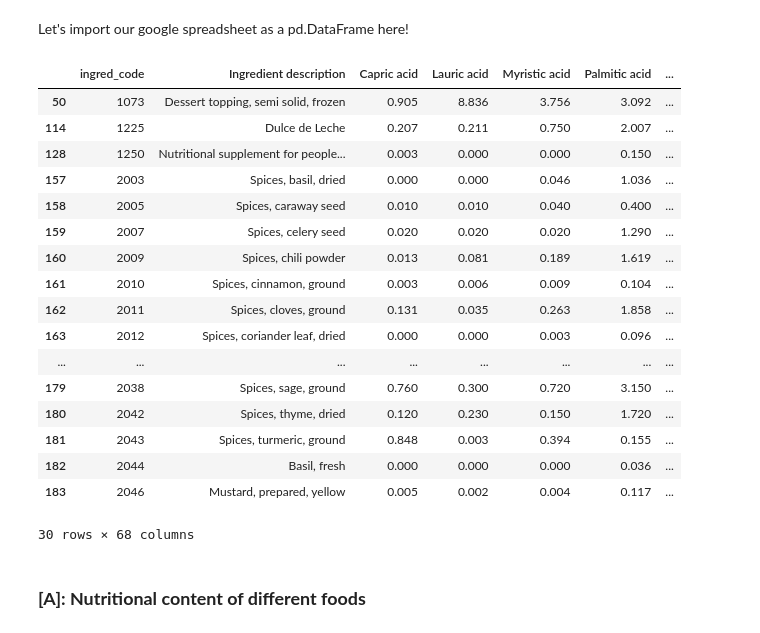
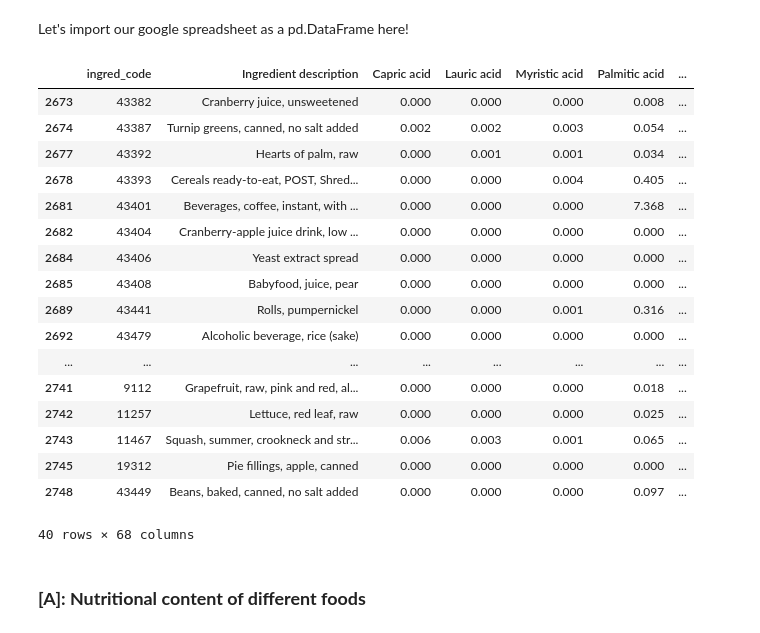
Before and after one commit to reilyfairchild/EEP-153-Proj-02, a Jupyter notebook: Project_2_Code.ipynb, the cells around one changed output. Saved outputs shown, nothing was run; the diff lists cells and outputs as text; code cells hidden in the pictures.

Commit message:
more plant filtering

```diff
--- a/Project_2_Code.ipynb
+++ b/Project_2_Code.ipynb
@@ -101,39 +101,39 @@ Let's import our google spreadsheet as a pd.DataFrame here!
 # %%
 
 import re
 
 # Load the CSV file into a DataFrame
 df = pd.read_csv('min_cost_data_nutrients.csv')
 
 # Define a regex pattern for common animal products
-animal_product_pattern = r'\b(butter|cheese|milk|kefir|whey|eggnog|beef|chicken|pork|egg|fish|lamb|yogurt|honey|gelatin|cream|lard|sausage|anchovy|shellfish|shrimp|mayo|ham|meat)\b'
+animal_product_pattern = r'\b(butter|cheese|milk|kefir|whey|eggnog|beef|chicken|pork|egg|fish|lamb|turkey|turtle|breast|mollusks|frog|thigh|yogurt|honey|gelatin|cream|lard|sausage|anchovy|shellfish|shrimp|mayo|ham|meat)\b'
 
 # Create a new column 'animal product' that marks items based on the pattern
 df['animal product'] = df['Ingredient description'].apply(
     lambda x: 'animal product' if re.search(animal_product_pattern, str(x), re.IGNORECASE) else 'plant-based'
 )
 
 # Display the updated DataFrame
-df[df['animal product'] == 'plant-based'].head(30)
+df[df['animal product'] == 'plant-based'].tail(40)
 # %% [output]
 |  | ingred_code | Ingredient description | Capric acid | Lauric acid | Myristic acid | Palmitic acid | ... |
-| 50 | 1073 | Dessert topping, semi solid, frozen | 0.905 | 8.836 | 3.756 | 3.092 | ... |
-| 114 | 1225 | Dulce de Leche | 0.207 | 0.211 | 0.750 | 2.007 | ... |
-| 128 | 1250 | Nutritional supplement for people... | 0.003 | 0.000 | 0.000 | 0.150 | ... |
-| 157 | 2003 | Spices, basil, dried | 0.000 | 0.000 | 0.046 | 1.036 | ... |
-| 158 | 2005 | Spices, caraway seed | 0.010 | 0.010 | 0.040 | 0.400 | ... |
-| 159 | 2007 | Spices, celery seed | 0.020 | 0.020 | 0.020 | 1.290 | ... |
-| 160 | 2009 | Spices, chili powder | 0.013 | 0.081 | 0.189 | 1.619 | ... |
-| 161 | 2010 | Spices, cinnamon, ground | 0.003 | 0.006 | 0.009 | 0.104 | ... |
-| 162 | 2011 | Spices, cloves, ground | 0.131 | 0.035 | 0.263 | 1.858 | ... |
-| 163 | 2012 | Spices, coriander leaf, dried | 0.000 | 0.000 | 0.003 | 0.096 | ... |
+| 2673 | 43382 | Cranberry juice, unsweetened | 0.000 | 0.000 | 0.000 | 0.008 | ... |
+| 2674 | 43387 | Turnip greens, canned, no salt added | 0.002 | 0.002 | 0.003 | 0.054 | ... |
+| 2677 | 43392 | Hearts of palm, raw | 0.000 | 0.001 | 0.001 | 0.034 | ... |
+| 2678 | 43393 | Cereals ready-to-eat, POST, Shred... | 0.000 | 0.000 | 0.004 | 0.405 | ... |
+| 2681 | 43401 | Beverages, coffee, instant, with ... | 0.000 | 0.000 | 0.000 | 7.368 | ... |
+| 2682 | 43404 | Cranberry-apple juice drink, low ... | 0.000 | 0.000 | 0.000 | 0.000 | ... |
+| 2684 | 43406 | Yeast extract spread | 0.000 | 0.000 | 0.000 | 0.000 | ... |
+| 2685 | 43408 | Babyfood, juice, pear | 0.000 | 0.000 | 0.000 | 0.000 | ... |
+| 2689 | 43441 | Rolls, pumpernickel | 0.000 | 0.000 | 0.001 | 0.316 | ... |
+| 2692 | 43479 | Alcoholic beverage, rice (sake) | 0.000 | 0.000 | 0.000 | 0.000 | ... |
 | ... | ... | ... | ... | ... | ... | ... | ... |
-| 179 | 2038 | Spices, sage, ground | 0.760 | 0.300 | 0.720 | 3.150 | ... |
-| 180 | 2042 | Spices, thyme, dried | 0.120 | 0.230 | 0.150 | 1.720 | ... |
-| 181 | 2043 | Spices, turmeric, ground | 0.848 | 0.003 | 0.394 | 0.155 | ... |
-| 182 | 2044 | Basil, fresh | 0.000 | 0.000 | 0.000 | 0.036 | ... |
-| 183 | 2046 | Mustard, prepared, yellow | 0.005 | 0.002 | 0.004 | 0.117 | ... |
+| 2741 | 9112 | Grapefruit, raw, pink and red, al... | 0.000 | 0.000 | 0.000 | 0.018 | ... |
+| 2742 | 11257 | Lettuce, red leaf, raw | 0.000 | 0.000 | 0.000 | 0.025 | ... |
+| 2743 | 11467 | Squash, summer, crookneck and str... | 0.006 | 0.003 | 0.001 | 0.065 | ... |
+| 2745 | 19312 | Pie fillings, apple, canned | 0.000 | 0.000 | 0.000 | 0.000 | ... |
+| 2748 | 43449 | Beans, baked, canned, no salt added | 0.000 | 0.000 | 0.000 | 0.097 | ... |
-30 rows × 68 columns
+40 rows × 68 columns
 # %% [markdown]
 ### **[A]: Nutritional content of different foods**
 # %% [markdown]
```
